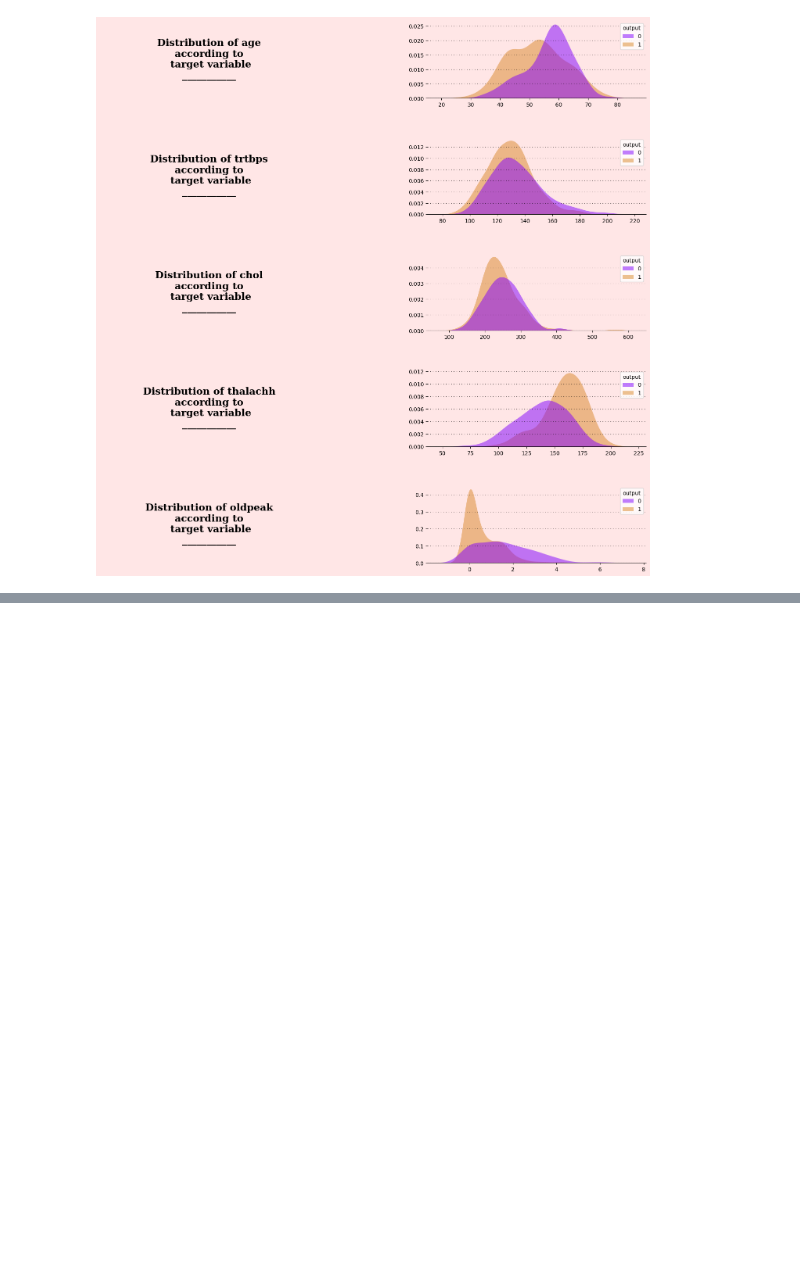
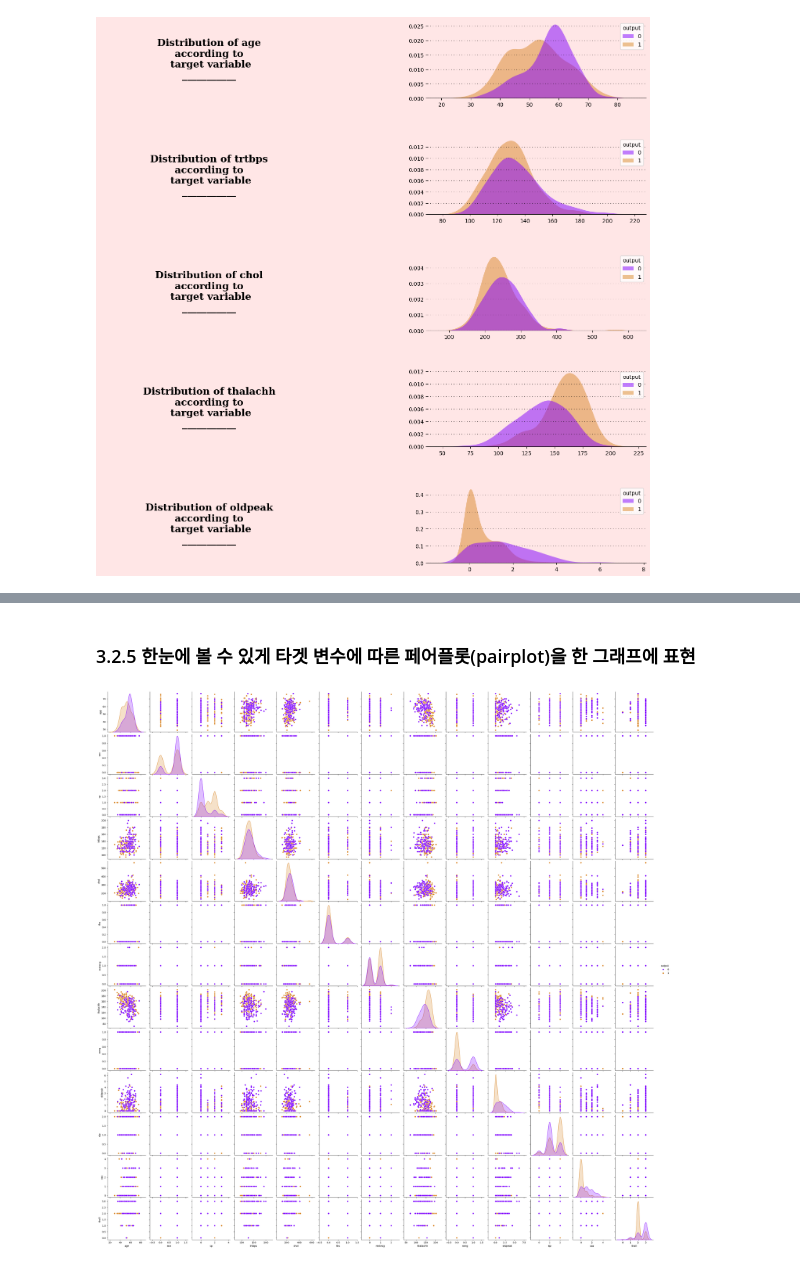
Before and after one commit to god05212/Machine-Learning3, a Jupyter notebook: Machine_Learning3.ipynb, the cells around one changed output, grey strips where cells are left out. Saved outputs shown, nothing was run; the diff lists cells and outputs as text; code cells hidden in the pictures; blank space fills up the shorter version.

```diff
--- a/Machine_Learning3.ipynb
+++ b/Machine_Learning3.ipynb
@@ -589,0 +790,7 @@ for i in ["top","left","right"]:
+# %% [markdown]
+### 3.2.5 한눈에 볼 수 있게 타겟 변수에 따른 페어플롯(pairplot)을 한 그래프에 표현
+# %%
+sns.pairplot(df,hue='output',palette = ["#8000ff","#da8829"])
+plt.show()
+# %% [output]
+[figure, added]
```
Also changed, not shown: parts of 5 cells of this notebook.
